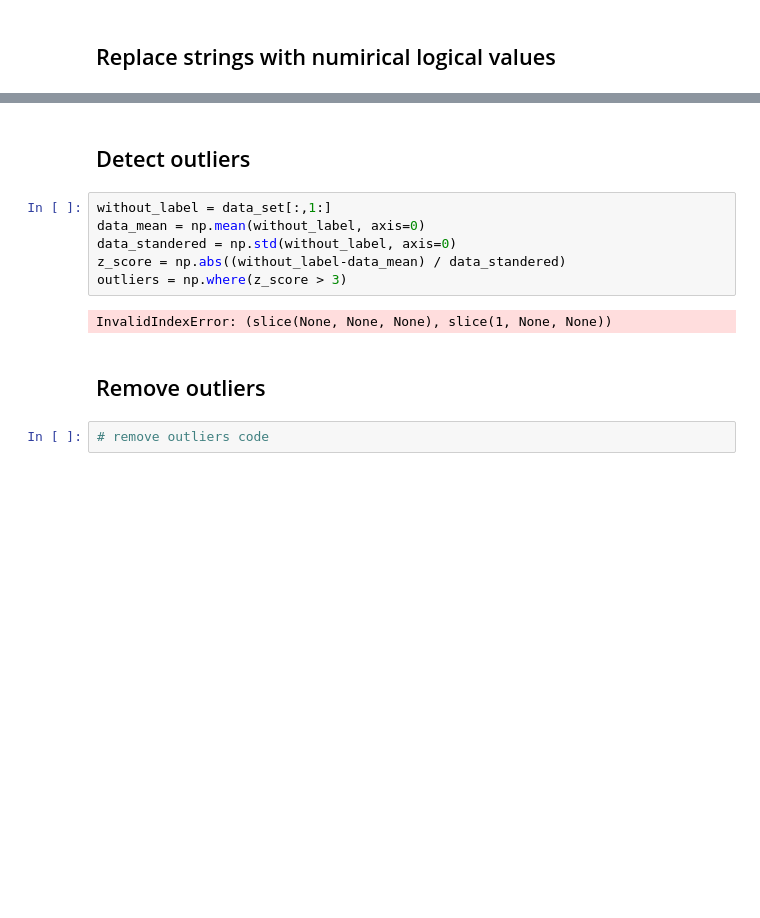
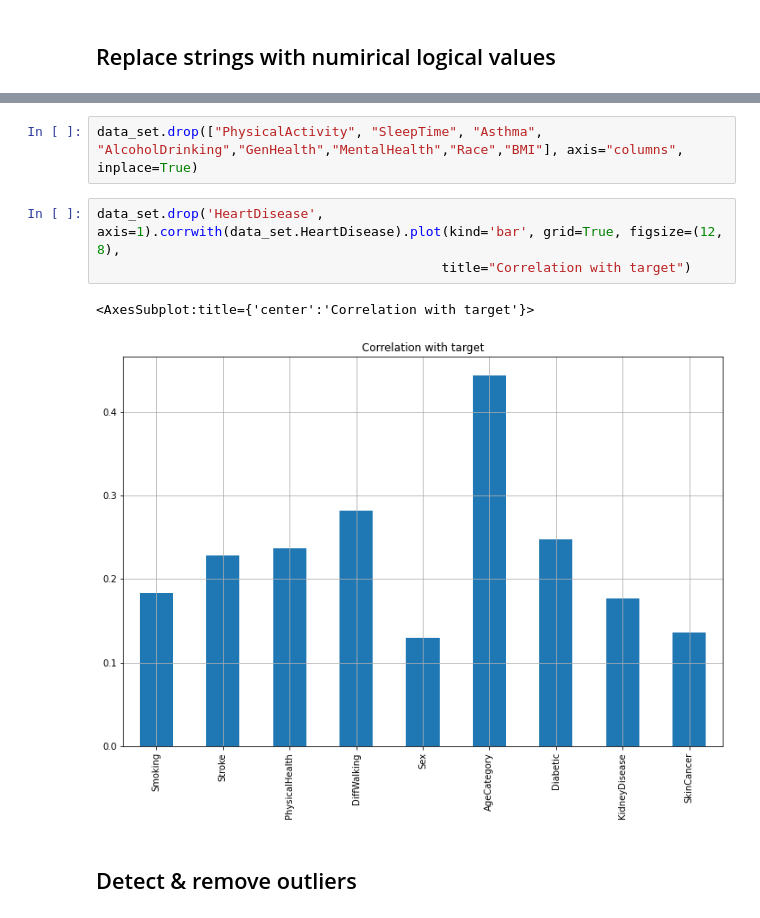
Before and after one commit to AH-HESHAM/Heart-Disease-Detection, a Jupyter notebook: Heart_diseasse_detection.ipynb, the cells around one changed output, grey strips where cells are left out. Saved outputs shown, nothing was run; the diff lists cells and outputs as text; blank space fills up the shorter version.

```diff
--- a/Heart_diseasse_detection.ipynb
+++ b/Heart_diseasse_detection.ipynb
@@ -144,14 +275,10 @@ data_set.head()
+# %%
+data_set.drop(["PhysicalActivity", "SleepTime", "Asthma", "AlcoholDrinking","GenHealth","MentalHealth","Race","BMI"], axis="columns", inplace=True)
+# %%
+data_set.drop('HeartDisease', axis=1).corrwith(data_set.HeartDisease).plot(kind='bar', grid=True, figsize=(12, 8),
+                                            title="Correlation with target")
+# %% [output]
+<AxesSubplot:title={'center':'Correlation with target'}>
+[figure, added]
 # %% [markdown]
-## Detect outliers
+## Detect & remove outliers
-# %%
-without_label = data_set[:,1:]
-data_mean = np.mean(without_label, axis=0)
-data_standered = np.std(without_label, axis=0)
-z_score = np.abs((without_label-data_mean) / data_standered)
-outliers = np.where(z_score > 3)
-# %% [output]
-InvalidIndexError: (slice(None, None, None), slice(1, None, None))
-# %% [markdown]
-## Remove outliers
-# %%
-# remove outliers code
```
Also changed, not shown: parts of 25 cells of this notebook.
